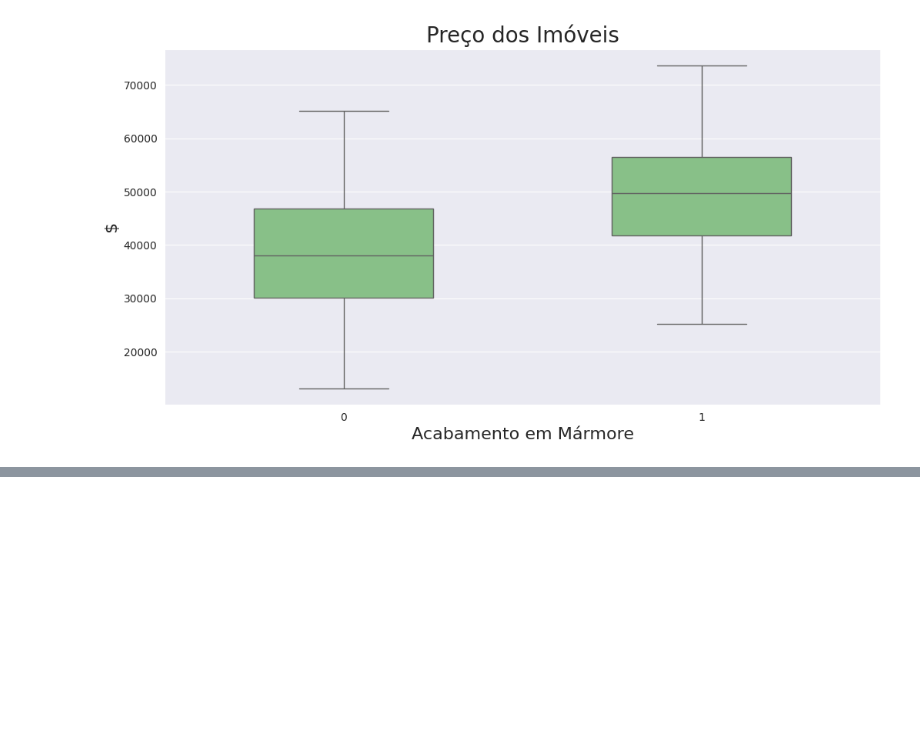
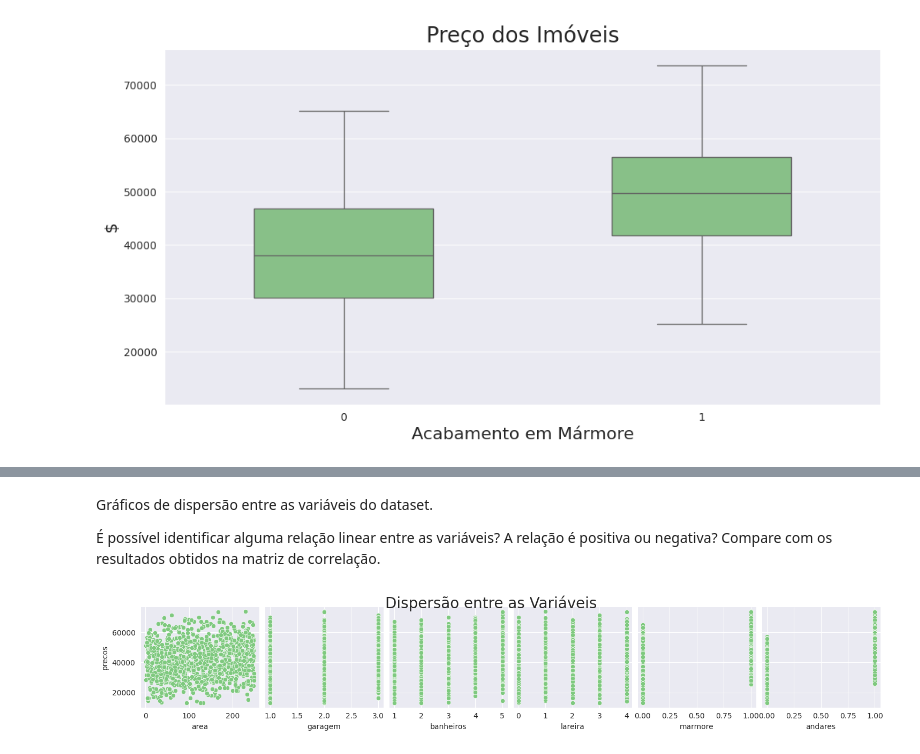
Before and after one commit to Gcango/Teste_Modelos_Regressao_Linear, a Jupyter notebook: Regressao_Linear_Previsão.ipynb, the cells around one changed output, grey strips where cells are left out. Cells and saved outputs as stored; diff of their text form; code cells hidden in the pictures; blank space fills up the shorter version.

```diff
--- a/Regressao_Linear_Previsão.ipynb
+++ b/Regressao_Linear_Previsão.ipynb
@@ -117,0 +144,12 @@ ax;
+# %% [markdown]
+Gráficos de dispersão entre as variáveis do dataset.
+
+É possível identificar alguma relação linear entre as variáveis?
+A relação é positiva ou negativa?
+Compare com os resultados obtidos na matriz de correlação.
+# %%
+ax = sns.pairplot(dados, y_vars='precos', x_vars=['area', 'garagem', 'banheiros', 'lareira', 'marmore', 'andares'])
+ax.fig.suptitle('Dispersão entre as Variáveis', fontsize=20, y=1.05)
+ax;
+# %% [output]
+[figure, added]
```
Also changed, not shown: parts of 22 cells of this notebook.
